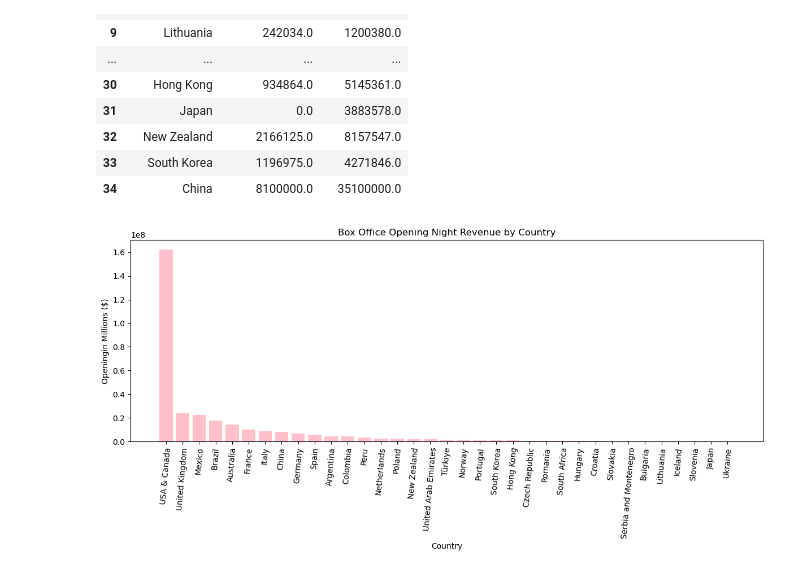
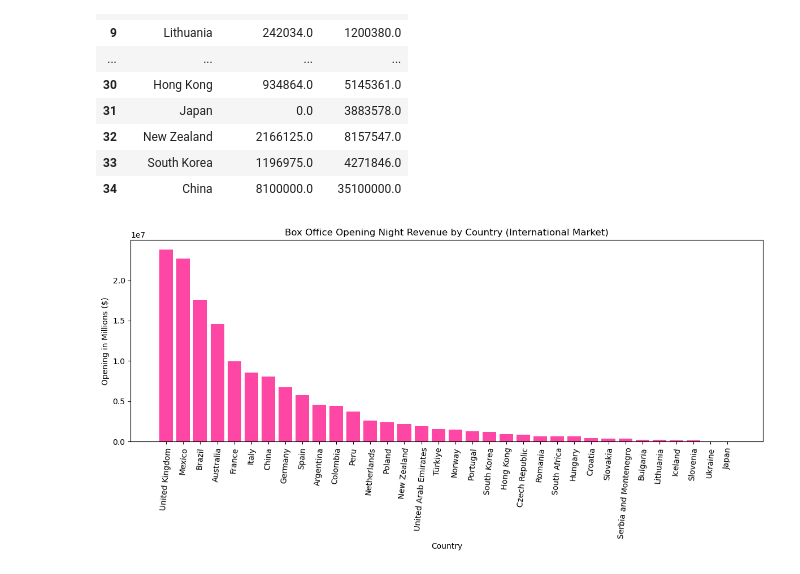
Before and after one commit to ahmedSakka/Barbie_Movie_Analysis, a Jupyter notebook: Barbie_Movie_Analysis.ipynb, the cells around one changed output. Cells and saved outputs as stored; diff of their text form; code cells hidden in the pictures.

Commit message:
Made the visualization cleaner and specified it to the international market

```diff
--- a/Barbie_Movie_Analysis.ipynb
+++ b/Barbie_Movie_Analysis.ipynb
@@ -74,16 +83,19 @@ box_office_DF
 | 33 | South Korea | 1196975.0 | 4271846.0 |
 | 34 | China | 8100000.0 | 35100000.0 |
 # %%
-# Data visualizing for the highest opening countries
-df_sorted = box_office_DF.sort_values(by='opening income', ascending=False)
+# Data visualizing for the highest opening countries for the international market
+
+barbie_pink_color = (254/255, 70/255, 165/255)
+df_filtered = box_office_DF[box_office_DF['country'] != 'USA & Canada']
+df_sorted = df_filtered.sort_values(by='opening income', ascending=False)
 plt.figure(figsize = (12, 6))
-plt.bar(df_sorted['country'], df_sorted['opening income'], color = 'pink')
+plt.bar(df_sorted['country'], df_sorted['opening income'], color = barbie_pink_color)
 plt.xlabel('Country')
-plt.ylabel('Openingin Millions ($)')
-plt.title('Box Office Opening Night Revenue by Country')
+plt.ylabel('Opening in Millions ($)')
+plt.title('Box Office Opening Night Revenue by Country (International Market)')
 plt.xticks(rotation = 85)
 plt.tight_layout()
 
 plt.show()
 # %% [output]
-[figure, old version]
+[figure, new version]
```
Also changed, not shown: parts of 8 cells of this notebook.
